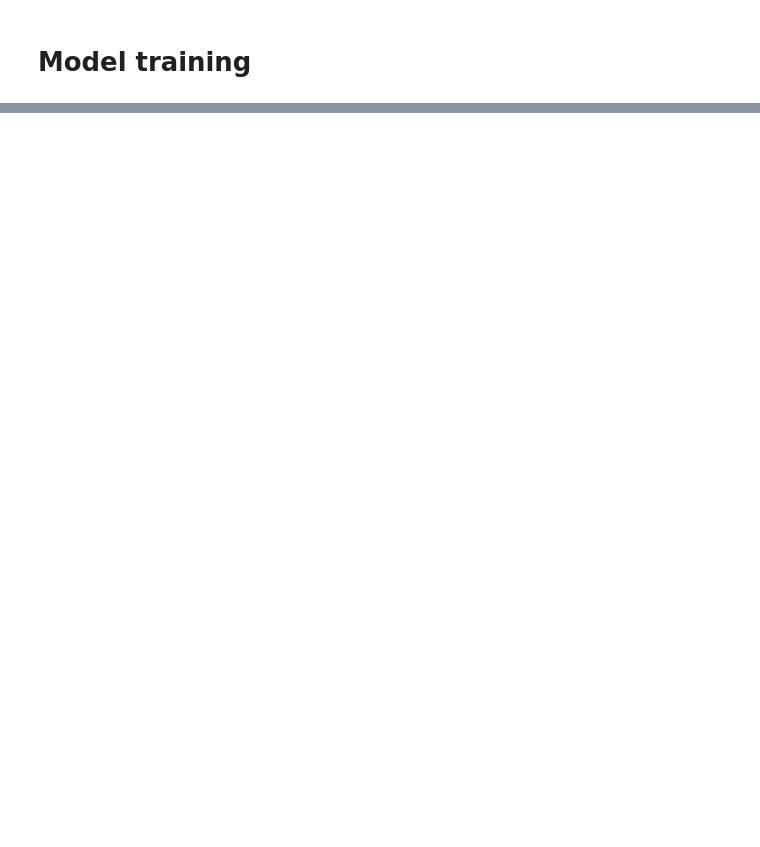
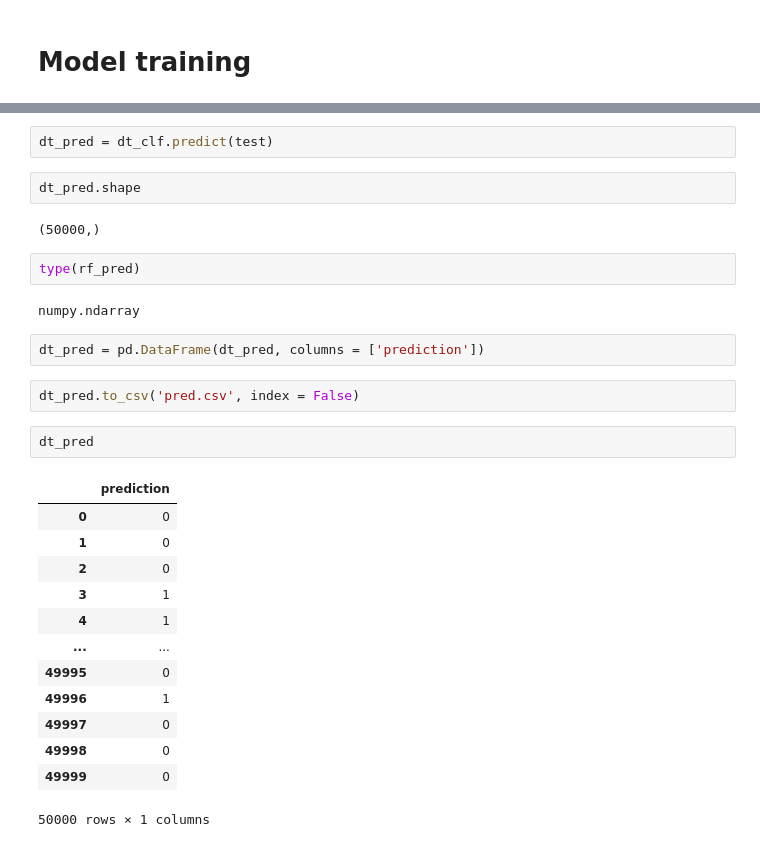
Before and after one commit to AmarCodes-22/DPhi_DataSprint1, a Jupyter notebook: Data_cleaning.ipynb, the cells around one changed output, grey strips where cells are left out. Drawn from its saved outputs; the diff is of its cells as text; blank space fills up the shorter version.

```diff
--- a/Data_cleaning.ipynb
+++ b/Data_cleaning.ipynb
@@ -170,0 +252,30 @@ train.shape
+# %%
+dt_pred = dt_clf.predict(test)
+# %%
+dt_pred.shape
+# %% [output]
+(50000,)
+# %%
+type(rf_pred)
+# %% [output]
+numpy.ndarray
+# %%
+dt_pred = pd.DataFrame(dt_pred, columns = ['prediction'])
+# %%
+dt_pred.to_csv('pred.csv', index = False)
+# %%
+dt_pred
+# %% [output]
+|  | prediction |
+| 0 | 0 |
+| 1 | 0 |
+| 2 | 0 |
+| 3 | 1 |
+| 4 | 1 |
+| ... | ... |
+| 49995 | 0 |
+| 49996 | 1 |
+| 49997 | 0 |
+| 49998 | 0 |
+| 49999 | 0 |
+50000 rows × 1 columns
```
Also changed, not shown: parts of 23 cells of this notebook.
